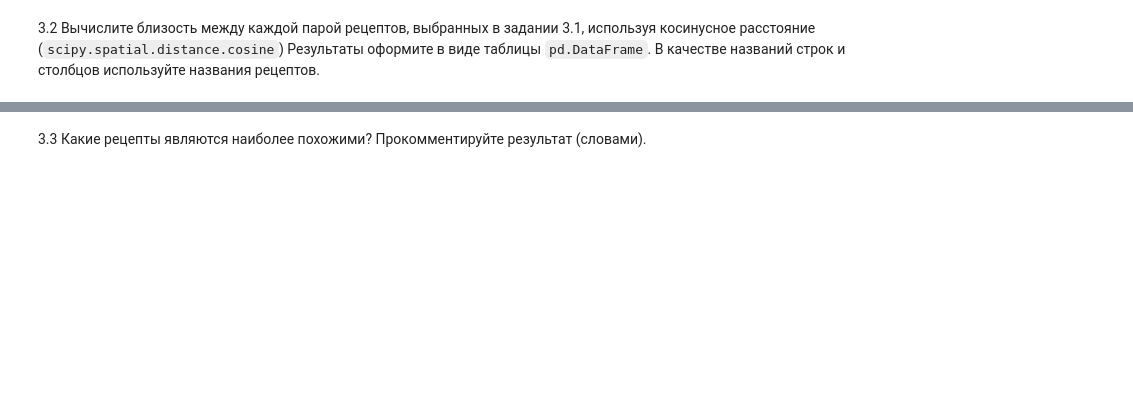
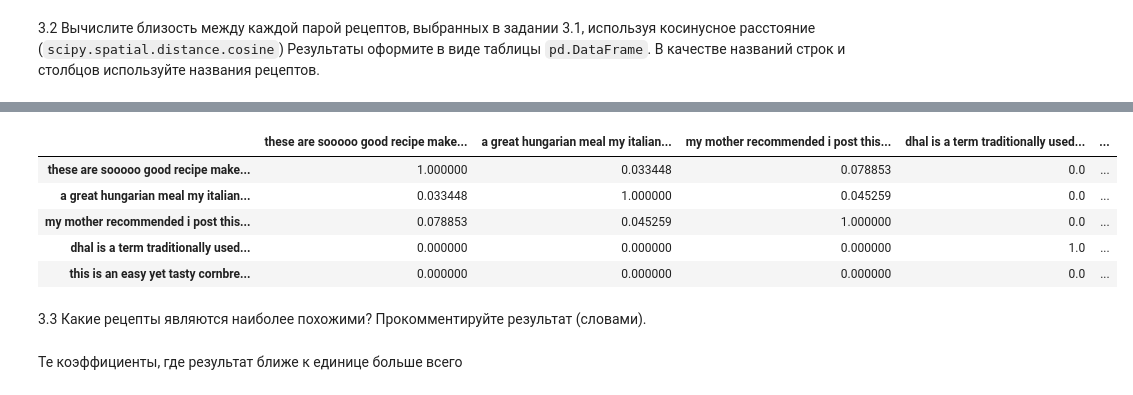
Before and after one commit to GeorgiyDemo/FA, a Jupyter notebook: Course III/TOBD/09_string_2/09_string_2_Деменчук_Георгий.ipynb, the cells around one changed output, grey strips where cells are left out. Saved outputs shown, nothing was run; the diff lists cells and outputs as text; code cells hidden in the pictures; blank space fills up the shorter version.

```diff
--- a/Course III/TOBD/09_string_2/09_string_2_Деменчук_Георгий.ipynb
+++ b/Course III/TOBD/09_string_2/09_string_2_Деменчук_Георгий.ipynb
@@ -226,0 +527,27 @@ NotebookApp.rate_limit_window=3.0 (secs)
+# %%
+max_pair = None
+max_result = -1
+# %%
+coeff_dict = {}
+vectorizer3 = TfidfVectorizer(analyzer="word", stop_words="english")
+transform3 = vectorizer3.fit_transform(data["preprocessed_descriptions"].to_list())
+
+all_data = list(zip(data["preprocessed_descriptions"].to_list(), transform3.toarray()))
+
+for pair in itertools.product(all_data, repeat=2):
+
+    text1, matrix1 = pair[0]
+    text2, matrix2 = pair[1]
+    result = scipy.spatial.distance.cosine(matrix1, matrix2)
+    inverse_result = 1-result
+
+    if text1 not in coeff_dict:
+        coeff_dict[text1] = []
+    coeff_dict[text1].append(inverse_result)
+
+
+    if inverse_result > max_result and text1 != text2:
+        max_result = inverse_result
+        max_pair = (text1, text2)
+
+    print(f"{text1}\n{text2}\n{inverse_result}\n")
@@ -227,2 +572,16 @@ NotebookApp.rate_limit_window=3.0 (secs)
+# %%
+df_final2 = pd.DataFrame.from_dict(coeff_dict)
+df_final2.columns = data["preprocessed_descriptions"].to_list()
+df_final2.index = data["preprocessed_descriptions"].to_list()
+df_final2
+# %% [output]
+|  | these are sooooo good recipe make... | a great hungarian meal my italian... | my mother recommended i post this... | dhal is a term traditionally used... | ... |
+| these are sooooo good recipe make... | 1.000000 | 0.033448 | 0.078853 | 0.0 | ... |
+| a great hungarian meal my italian... | 0.033448 | 1.000000 | 0.045259 | 0.0 | ... |
+| my mother recommended i post this... | 0.078853 | 0.045259 | 1.000000 | 0.0 | ... |
+| dhal is a term traditionally used... | 0.000000 | 0.000000 | 0.000000 | 1.0 | ... |
+| this is an easy yet tasty cornbre... | 0.000000 | 0.000000 | 0.000000 | 0.0 | ... |
 # %% [markdown]
 3.3 Какие рецепты являются наиболее похожими? Прокомментируйте результат (словами).
+# %% [markdown]
+Те коэффициенты, где результат ближе к единице больше всего
```
Also changed, not shown: parts of 37 cells of this notebook, 3 other files.
